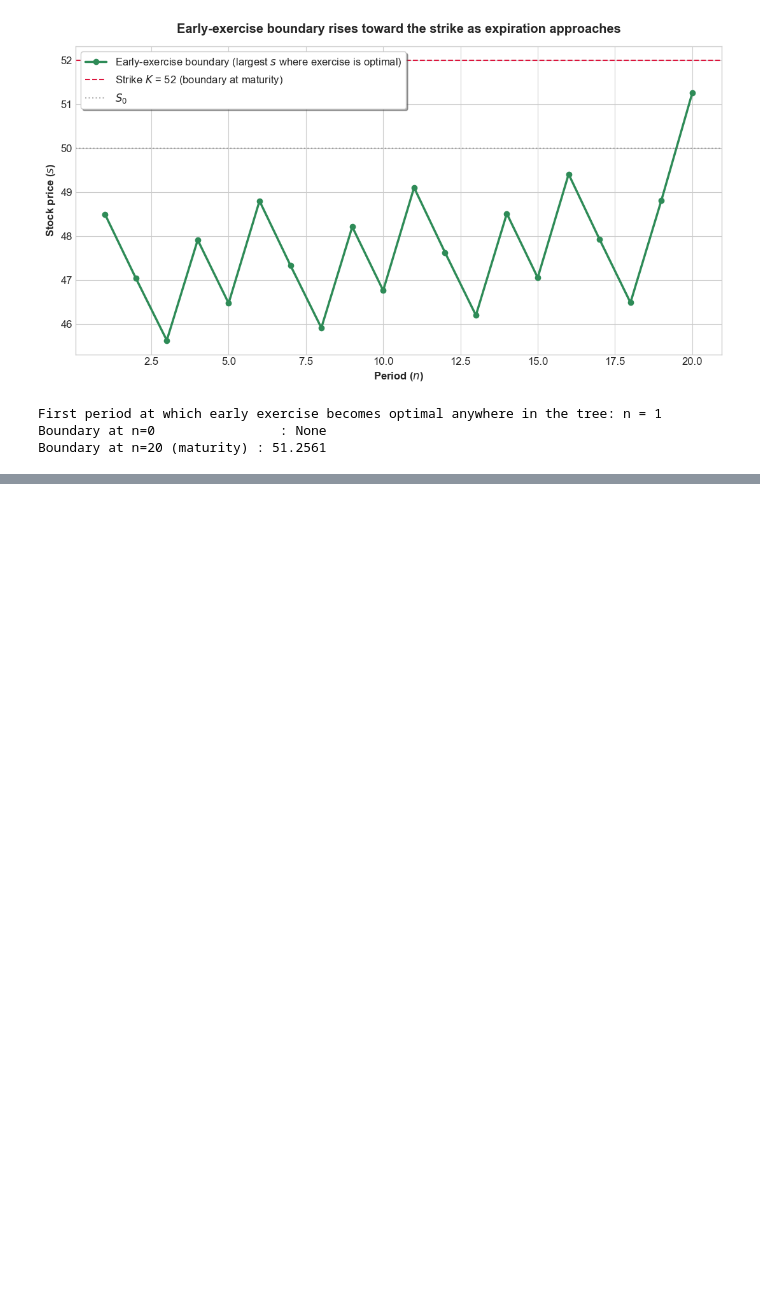
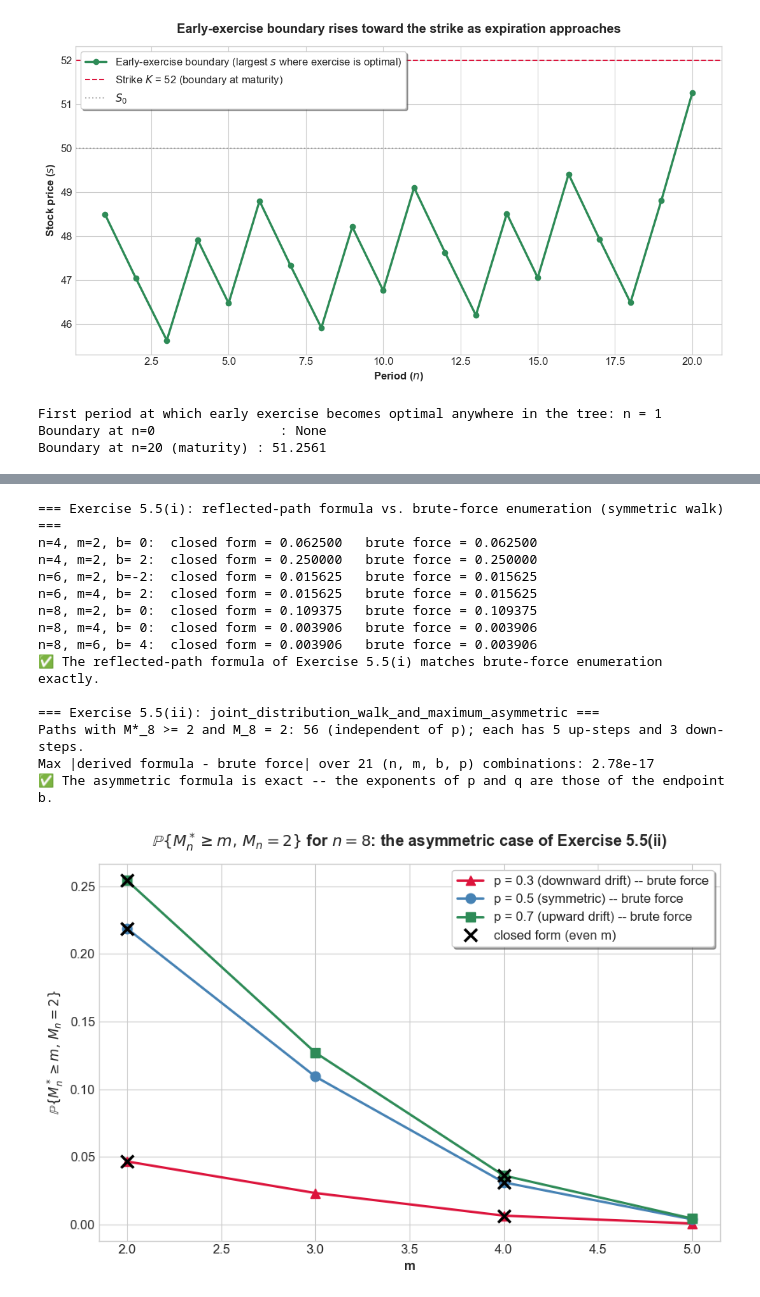
Before and after one commit to danigonespi/binomial_asset_pricing_model, a Jupyter notebook: shreve_v1_notebook.ipynb, the cells around one changed output, grey strips where cells are left out. Cells and saved outputs as stored; diff of their text form; code cells hidden in the pictures; blank space fills up the shorter version.

```diff
--- a/shreve_v1_notebook.ipynb
+++ b/shreve_v1_notebook.ipynb
@@ -1637,0 +1884,62 @@ Boundary at n=20 (maturity) : 51.2561
+# %%
+print("=== Exercise 5.5(i): reflected-path formula vs. brute-force enumeration (symmetric walk) ===")
+valid_cases = [(4, 2, 0), (4, 2, 2), (6, 2, -2), (6, 4, 2), (8, 2, 0), (8, 4, 0), (8, 6, 4)]
+for n, m, b in valid_cases:
+    exact = joint_distribution_walk_and_maximum(n, m, b)
+    brute = joint_distribution_walk_and_maximum_brute_force(n, m, b, p=0.5)
+    print(f"n={n}, m={m}, b={b:>2}:  closed form = {exact:.6f}   brute force = {brute:.6f}")
+    assert abs(exact - brute) < 1e-12
+print("✅ The reflected-path formula of Exercise 5.5(i) matches brute-force enumeration exactly.")
+
+print("\n=== Exercise 5.5(ii): joint_distribution_walk_and_maximum_asymmetric ===")
+n_paths_example = 2 ** 8 * joint_distribution_walk_and_maximum(8, 2, 2)
+print(f"Paths with M*_8 >= 2 and M_8 = 2: {n_paths_example:.0f} (independent of p); each has 5 up-steps and 3 down-steps.")
+
+worst_error = 0.0
+for n, m, b in valid_cases:
+    for p in (0.3, 0.55, 0.7):
+        error = abs(joint_distribution_walk_and_maximum_asymmetric(n, m, b, p) - joint_distribution_walk_and_maximum_brute_force(n, m, b, p=p))
+        worst_error = max(worst_error, error)
+print(f"Max |derived formula - brute force| over {len(valid_cases) * 3} (n, m, b, p) combinations: {worst_error:.2e}")
+assert worst_error < 1e-12
+print("✅ The asymmetric formula is exact -- the exponents of p and q are those of the endpoint b.")
+
+n, b = 8, 2
+ms = [2, 3, 4, 5]
+colors = {0.3: 'crimson', 0.5: 'steelblue', 0.7: 'seagreen'}
+markers = {0.3: '^', 0.5: 'o', 0.7: 's'}
+labels = {0.3: 'p = 0.3 (downward drift)', 0.5: 'p = 0.5 (symmetric)', 0.7: 'p = 0.7 (upward drift)'}
+
+fig, ax = plt.subplots(figsize=(9, 6))
+for p in (0.3, 0.5, 0.7):
+    brute_curve = [joint_distribution_walk_and_maximum_brute_force(n, m, b, p=p) for m in ms]
+    assert all(brute_curve[i] >= brute_curve[i + 1] for i in range(len(ms) - 1))
+    ax.plot(ms, brute_curve, marker=markers[p], color=colors[p], linewidth=2.2, markersize=9, label=labels[p] + ' -- brute force')
+    even_ms = [m for m in ms if m % 2 == 0]
+    ax.plot(even_ms, [joint_distribution_walk_and_maximum_asymmetric(n, m, b, p) for m in even_ms], linestyle='none', marker='x',
+            color='black', markersize=12, markeredgewidth=2.5, zorder=5)
+
+ax.plot([], [], linestyle='none', marker='x', color='black', markersize=12, markeredgewidth=2.5,
+        label='closed form (even m)')
+ax.set_title(r'$\mathbb{P}\{M_n^* \geq m,\, M_n = 2\}$ for $n=8$: the asymmetric case of Exercise 5.5(ii)', fontweight='bold', pad=15)
+ax.set_xlabel('m', fontweight='bold')
+ax.set_ylabel(r'$\mathbb{P}\{M_n^* \geq m,\, M_n = 2\}$', fontweight='bold')
+ax.legend(frameon=True, shadow=True)
+plt.tight_layout()
+plt.show()
+# %% [output]
+=== Exercise 5.5(i): reflected-path formula vs. brute-force enumeration (symmetric walk) ===
+n=4, m=2, b= 0:  closed form = 0.062500   brute force = 0.062500
+n=4, m=2, b= 2:  closed form = 0.250000   brute force = 0.250000
+n=6, m=2, b=-2:  closed form = 0.015625   brute force = 0.015625
+n=6, m=4, b= 2:  closed form = 0.015625   brute force = 0.015625
+n=8, m=2, b= 0:  closed form = 0.109375   brute force = 0.109375
+n=8, m=4, b= 0:  closed form = 0.003906   brute force = 0.003906
+n=8, m=6, b= 4:  closed form = 0.003906   brute force = 0.003906
+✅ The reflected-path formula of Exercise 5.5(i) matches brute-force enumeration exactly.
+
+=== Exercise 5.5(ii): joint_distribution_walk_and_maximum_asymmetric ===
+Paths with M*_8 >= 2 and M_8 = 2: 56 (independent of p); each has 5 up-steps and 3 down-steps.
+Max |derived formula - brute force| over 21 (n, m, b, p) combinations: 2.78e-17
+✅ The asymmetric formula is exact -- the exponents of p and q are those of the endpoint b.
+[figure, added]
```
Also changed, not shown: parts of 17 cells of this notebook, 6 other files.
